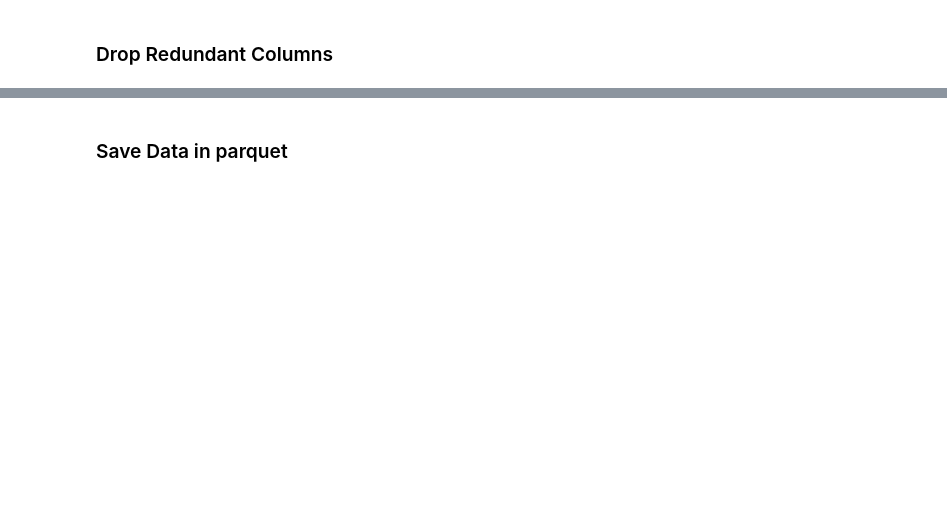
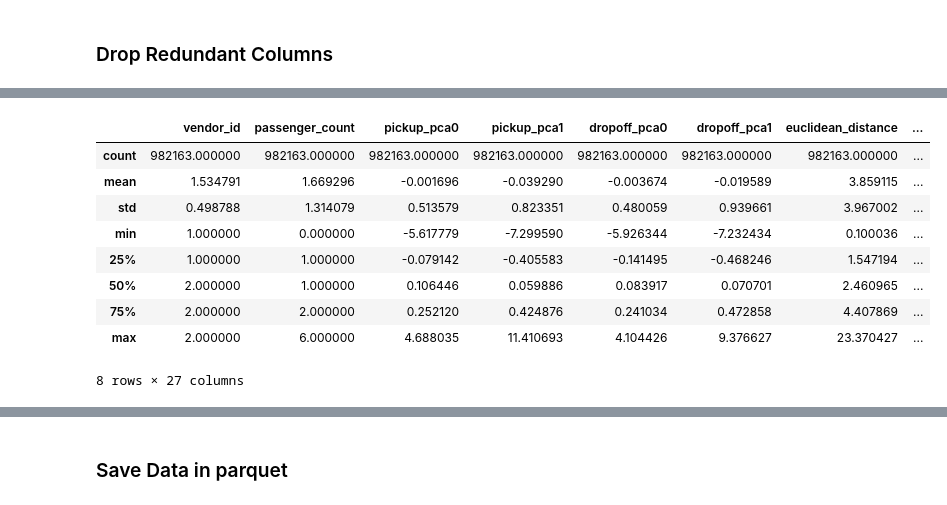
Before and after one commit to Qi-YOU/CEGE0042-STDM, a Jupyter notebook: prep.ipynb, the cells around one changed output, grey strips where cells are left out. Drawn from its saved outputs; the diff is of its cells as text; code cells hidden in the pictures; blank space fills up the shorter version.

Commit message:
edited prep.ipynb with code preprocessing & normalizating train & test dataset

```diff
--- a/prep.ipynb
+++ b/prep.ipynb
@@ -402,9 +507,0 @@ KeyboardInterrupt:
-# %%
-%%time
-
-# Load the dataset
-df_train = load_data("train")
-df_test = load_data("test")
-
-bin_coordinates(df_train)
-bin_coordinates(df_test)
@@ -703,0 +613,5 @@ print(result_df)
+# %%
+%%time
+
+# For training data:
+df_train = compute_spatial_temporal_aggregation_parallel(df_train, df_train, 8)
@@ -713 +649,17 @@ Index(['pickup_timestamp', 'id', 'vendor_id', 'pickup_datetime',
       dtype='object')
+# %%
+%%time
+
+# Delete redundant, intermediate columns
+df_train.drop(columns=[
+    "pickup_datetime", "pickup_date", "date",
+    "pickup_longitude", "pickup_latitude", "dropoff_longitude", "dropoff_latitude",
+    "pickup_lat_bin", "pickup_long_bin", "dropoff_lat_bin", "dropoff_long_bin"
+], inplace=True)
+
+gc.collect()
+
+# Reorganize the columns to make `trip_duration` the target column in the end
+df_train = df_train[[col for col in df_train.columns if col != "trip_duration"] + ["trip_duration"]]
+
+df_train.columns
@@ -714,3 +699,16 @@ Index(['pickup_timestamp', 'id', 'vendor_id', 'pickup_datetime',
+# %%
+df_train.describe()
+# %% [output]
+|  | vendor_id | passenger_count | pickup_pca0 | pickup_pca1 | dropoff_pca0 | dropoff_pca1 | euclidean_distance | ... |
+| count | 982163.000000 | 982163.000000 | 982163.000000 | 982163.000000 | 982163.000000 | 982163.000000 | 982163.000000 | ... |
+| mean | 1.534791 | 1.669296 | -0.001696 | -0.039290 | -0.003674 | -0.019589 | 3.859115 | ... |
+| std | 0.498788 | 1.314079 | 0.513579 | 0.823351 | 0.480059 | 0.939661 | 3.967002 | ... |
+| min | 1.000000 | 0.000000 | -5.617779 | -7.299590 | -5.926344 | -7.232434 | 0.100036 | ... |
+| 25% | 1.000000 | 1.000000 | -0.079142 | -0.405583 | -0.141495 | -0.468246 | 1.547194 | ... |
+| 50% | 2.000000 | 1.000000 | 0.106446 | 0.059886 | 0.083917 | 0.070701 | 2.460965 | ... |
+| 75% | 2.000000 | 2.000000 | 0.252120 | 0.424876 | 0.241034 | 0.472858 | 4.407869 | ... |
+| max | 2.000000 | 6.000000 | 4.688035 | 11.410693 | 4.104426 | 9.376627 | 23.370427 | ... |
+8 rows × 27 columns
 # %%
 df_test.columns
 # %% [output]
```
Also changed, not shown: parts of 43 cells of this notebook.
